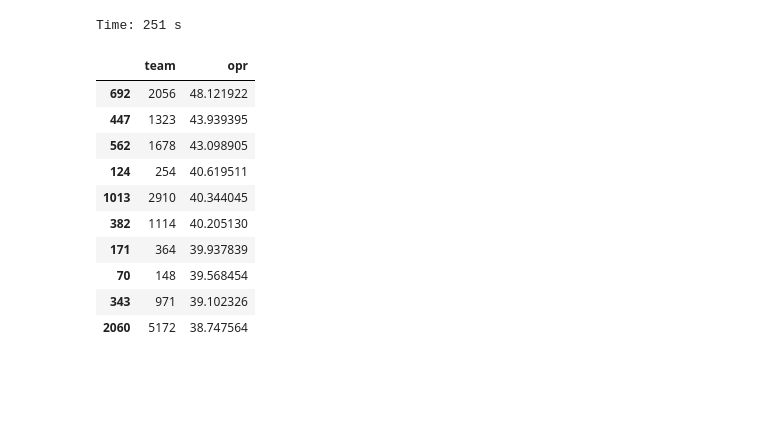
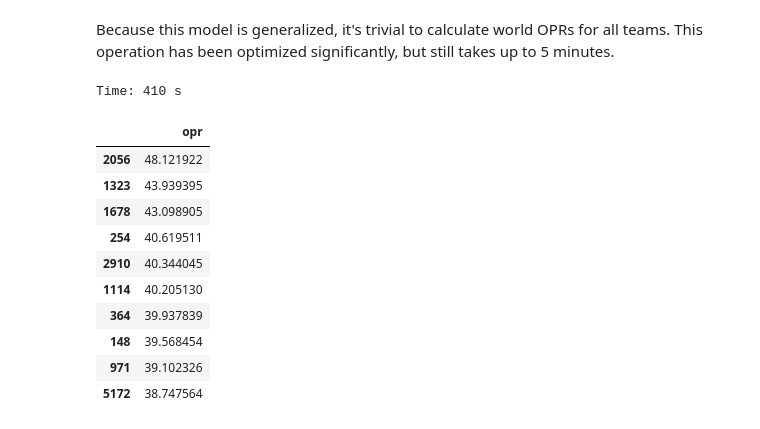
Before and after one commit to Samcfuchs/FRC-Data, a Jupyter notebook: Analytics/compiled/opr_demo.ipynb, the cells around one changed output. Drawn from its saved outputs; the diff is of its cells as text; code cells hidden in the pictures; blank space fills up the shorter version.

```diff
--- a/Analytics/compiled/opr_demo.ipynb
+++ b/Analytics/compiled/opr_demo.ipynb
@@ -15,22 +11,30 @@ import seaborn as sns; sns.set()
 import time
+# %% [markdown]
+ Because this model is generalized, it's trivial to calculate world OPRs for
+ all teams. This operation has been optimized significantly, but still takes up
+ to 5 minutes.
 # %%
 # Train Model
+YEAR = 2019
 model = OPRModel()
 
 start = time.time()
-model.train("../data/2019_MatchData_ol.csv")
+data = pd.read_csv(f"../data/{YEAR}_MatchData_ol.csv")
+teams, train_data = OPRModel.load(data)
+model.train(train_data, train_data.score)
+
 print(f"Time: {int(time.time() - start)} s")
 model.opr_table.head(10)
 # %% [output]
-Time: 251 s
+Time: 410 s
-|  | team | opr |
-| 692 | 2056 | 48.121922 |
-| 447 | 1323 | 43.939395 |
-| 562 | 1678 | 43.098905 |
-| 124 | 254 | 40.619511 |
-| 1013 | 2910 | 40.344045 |
-| 382 | 1114 | 40.205130 |
-| 171 | 364 | 39.937839 |
-| 70 | 148 | 39.568454 |
-| 343 | 971 | 39.102326 |
-| 2060 | 5172 | 38.747564 |
+|  | opr |
+| 2056 | 48.121922 |
+| 1323 | 43.939395 |
+| 1678 | 43.098905 |
+| 254 | 40.619511 |
+| 2910 | 40.344045 |
+| 1114 | 40.205130 |
+| 364 | 39.937839 |
+| 148 | 39.568454 |
+| 971 | 39.102326 |
+| 5172 | 38.747564 |
```
Also changed, not shown: parts of 14 cells of this notebook, 1 other file.
